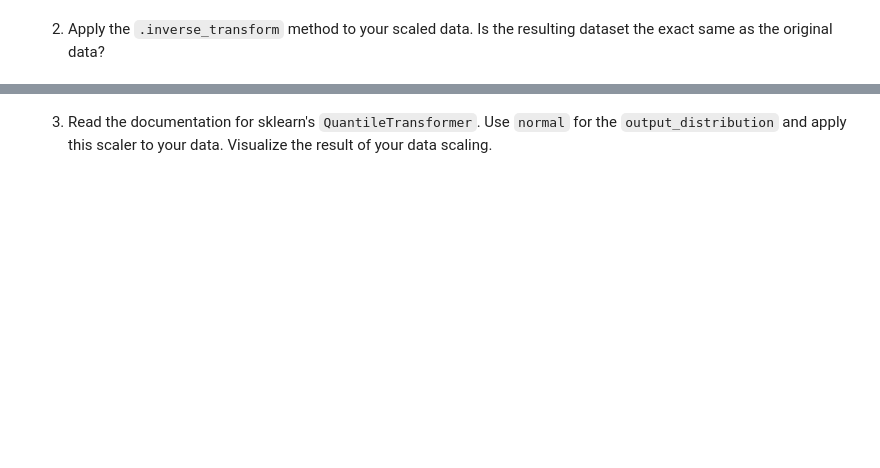
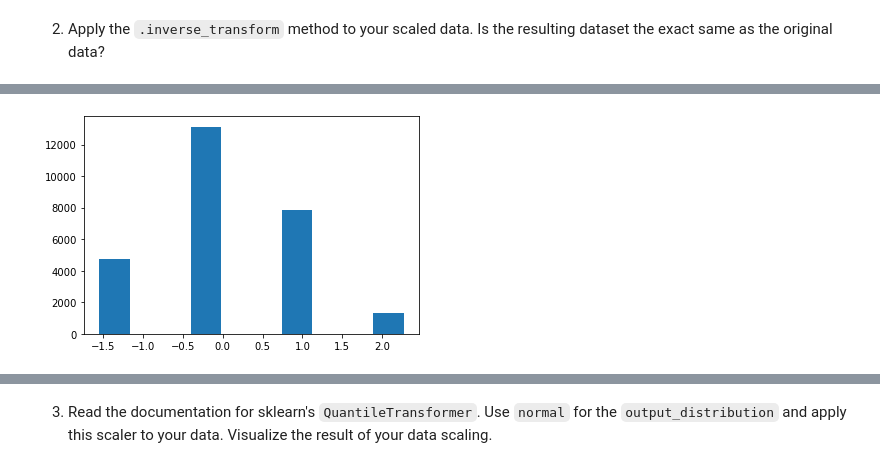
Before and after one commit to Jared-Godar/regression-exercises, a Jupyter notebook: scaling.ipynb, the cells around one changed output, grey strips where cells are left out. Saved outputs shown, nothing was run; the diff lists cells and outputs as text; code cells hidden in the pictures; blank space fills up the shorter version.

```diff
--- a/scaling.ipynb
+++ b/scaling.ipynb
@@ -408,0 +514,4 @@ zillo_test_scaled.isna().sum()
+# %%
+plt.hist(zillo_train_scaled.bedrooms_scaled);
+# %% [output]
+[figure, added]
```
Also changed, not shown: parts of 26 cells of this notebook, 6 other files.
